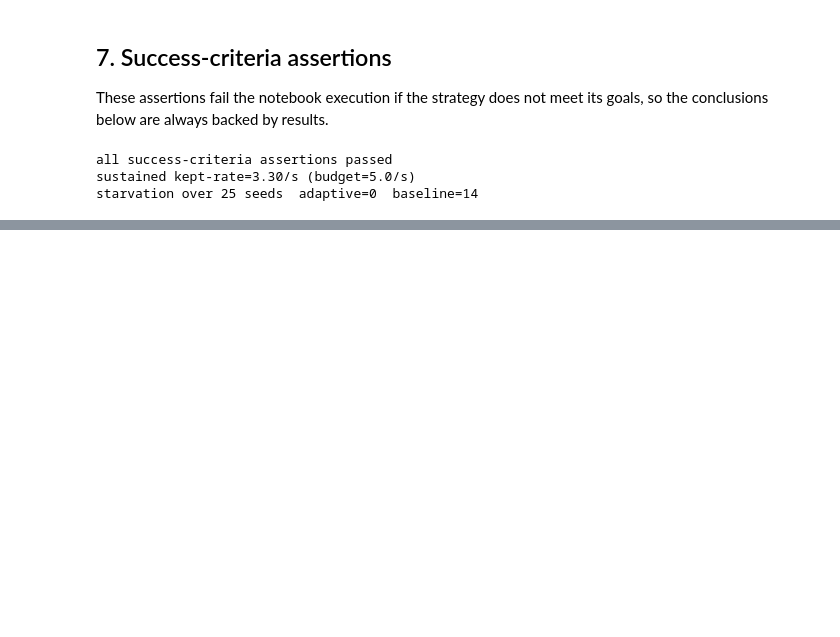
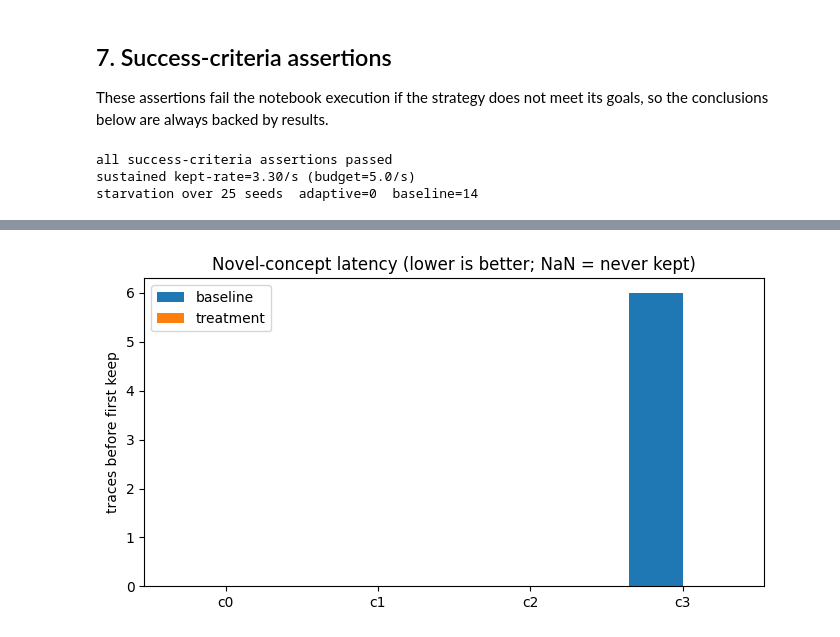
Before and after one commit to aadharshkannan/singlenotebooks, a Jupyter notebook: adaptive_trace_sampling.ipynb, the cells around one changed output, grey strips where cells are left out. Cells and saved outputs as stored; diff of their text form; code cells hidden in the pictures; blank space fills up the shorter version.

```diff
--- a/adaptive_trace_sampling.ipynb
+++ b/adaptive_trace_sampling.ipynb
@@ -185,0 +289,16 @@ starvation over 25 seeds  adaptive=0  baseline=14
+# %%
+lat_b = novel_concept_latency_traces(base.log)
+lat_t = novel_concept_latency_traces(treat.log)
+cids = sorted(set(lat_b) | set(lat_t))
+def _finite(d, k):
+    v = d.get(k, float('inf')); return v if np.isfinite(v) else np.nan
+xb = [_finite(lat_b, c) for c in cids]; xt = [_finite(lat_t, c) for c in cids]
+x = np.arange(len(cids)); w = 0.35
+plt.figure(figsize=(8,4))
+plt.bar(x - w/2, xb, w, label='baseline')
+plt.bar(x + w/2, xt, w, label='treatment')
+plt.xticks(x, [f'c{c}' for c in cids]); plt.ylabel('traces before first keep')
+plt.title('Novel-concept latency (lower is better; NaN = never kept)')
+plt.legend(); plt.show()
+# %% [output]
+[figure, added]
```
Also changed, not shown: parts of 10 cells of this notebook, 2 other files.
